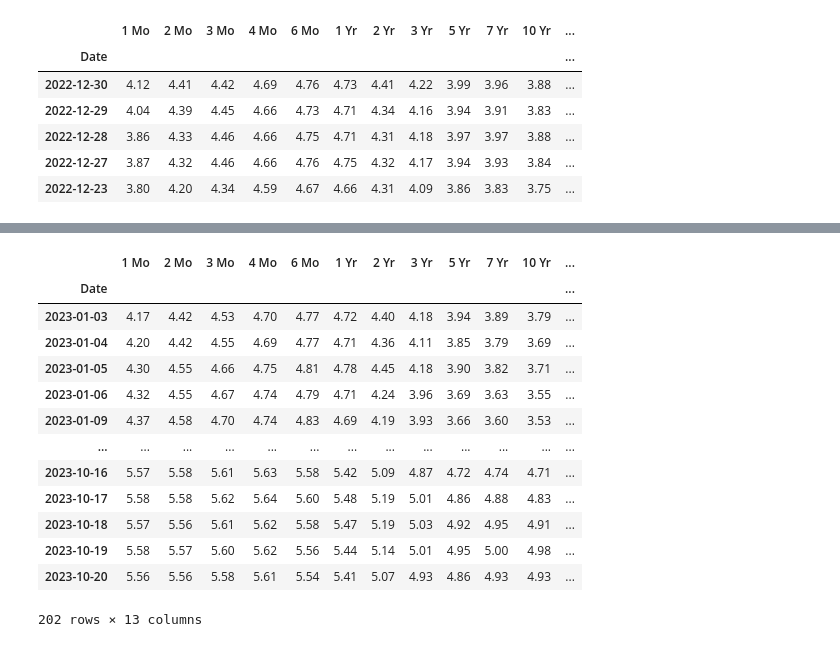
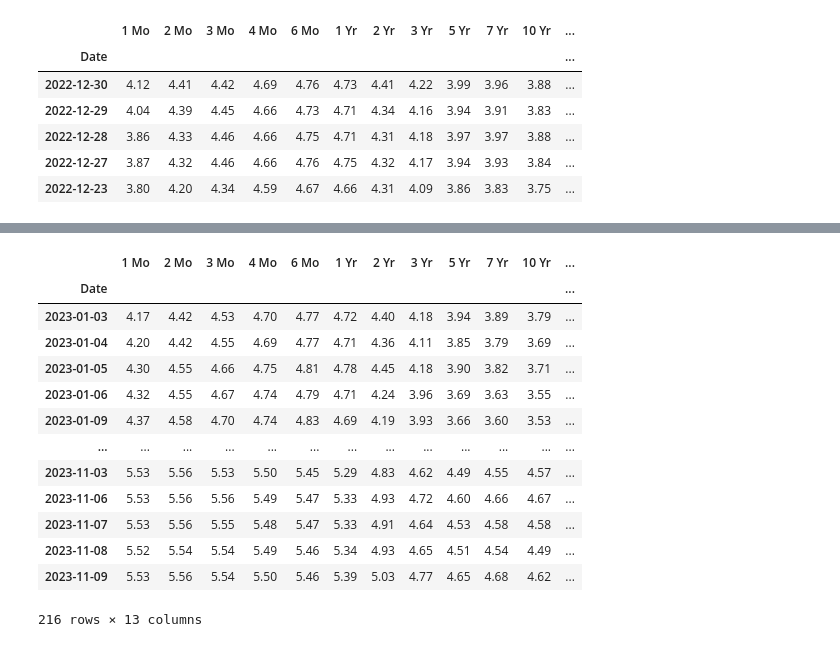
Before and after one commit to RahulG1309/MH4518, a Jupyter notebook: data/data_processing.ipynb, the cells around one changed output, grey strips where cells are left out. Saved outputs shown, nothing was run; the diff lists cells and outputs as text; code cells hidden in the pictures.

```diff
--- a/data/data_processing.ipynb
+++ b/data/data_processing.ipynb
@@ -52 +85,5 @@ assert len(a) == len(b)
+# %%
+# Ensure these are same as above
+start_date = pd.to_datetime('2022-07-19')
+end_date = pd.to_datetime('2023-11-09')
 # %%
@@ -85,5 +121,5 @@ filtered_rate_2022
 # %%
-rate_2023 = pd.read_csv("daily-treasury-rates (1).csv")
+rate_2023 = pd.read_csv("daily-treasury-rates-2023.csv")
 rate_2023["Date"] = pd.to_datetime(rate_2023["Date"])
 rate_2023 = rate_2023.set_index("Date")
 rate_2023.head()
@@ -98,23 +134,22 @@ rate_2023.head()
 # %%
-end_date = pd.to_datetime('2023-10-20')
 filtered_rate_2023 = rate_2023[rate_2023.index <= end_date]
 filtered_rate_2023 = filtered_rate_2023.sort_index()
 filtered_rate_2023
 # %% [output]
 |  | 1 Mo | 2 Mo | 3 Mo | 4 Mo | 6 Mo | 1 Yr | 2 Yr | 3 Yr | 5 Yr | 7 Yr | 10 Yr | ... |
 | Date |  |  |  |  |  |  |  |  |  |  |  | ... |
 | 2023-01-03 | 4.17 | 4.42 | 4.53 | 4.70 | 4.77 | 4.72 | 4.40 | 4.18 | 3.94 | 3.89 | 3.79 | ... |
 | 2023-01-04 | 4.20 | 4.42 | 4.55 | 4.69 | 4.77 | 4.71 | 4.36 | 4.11 | 3.85 | 3.79 | 3.69 | ... |
 | 2023-01-05 | 4.30 | 4.55 | 4.66 | 4.75 | 4.81 | 4.78 | 4.45 | 4.18 | 3.90 | 3.82 | 3.71 | ... |
 | 2023-01-06 | 4.32 | 4.55 | 4.67 | 4.74 | 4.79 | 4.71 | 4.24 | 3.96 | 3.69 | 3.63 | 3.55 | ... |
 | 2023-01-09 | 4.37 | 4.58 | 4.70 | 4.74 | 4.83 | 4.69 | 4.19 | 3.93 | 3.66 | 3.60 | 3.53 | ... |
 | ... | ... | ... | ... | ... | ... | ... | ... | ... | ... | ... | ... | ... |
-| 2023-10-16 | 5.57 | 5.58 | 5.61 | 5.63 | 5.58 | 5.42 | 5.09 | 4.87 | 4.72 | 4.74 | 4.71 | ... |
-| 2023-10-17 | 5.58 | 5.58 | 5.62 | 5.64 | 5.60 | 5.48 | 5.19 | 5.01 | 4.86 | 4.88 | 4.83 | ... |
-| 2023-10-18 | 5.57 | 5.56 | 5.61 | 5.62 | 5.58 | 5.47 | 5.19 | 5.03 | 4.92 | 4.95 | 4.91 | ... |
-| 2023-10-19 | 5.58 | 5.57 | 5.60 | 5.62 | 5.56 | 5.44 | 5.14 | 5.01 | 4.95 | 5.00 | 4.98 | ... |
-| 2023-10-20 | 5.56 | 5.56 | 5.58 | 5.61 | 5.54 | 5.41 | 5.07 | 4.93 | 4.86 | 4.93 | 4.93 | ... |
+| 2023-11-03 | 5.53 | 5.56 | 5.53 | 5.50 | 5.45 | 5.29 | 4.83 | 4.62 | 4.49 | 4.55 | 4.57 | ... |
+| 2023-11-06 | 5.53 | 5.56 | 5.56 | 5.49 | 5.47 | 5.33 | 4.93 | 4.72 | 4.60 | 4.66 | 4.67 | ... |
+| 2023-11-07 | 5.53 | 5.56 | 5.55 | 5.48 | 5.47 | 5.33 | 4.91 | 4.64 | 4.53 | 4.58 | 4.58 | ... |
+| 2023-11-08 | 5.52 | 5.54 | 5.54 | 5.49 | 5.46 | 5.34 | 4.93 | 4.65 | 4.51 | 4.54 | 4.49 | ... |
+| 2023-11-09 | 5.53 | 5.56 | 5.54 | 5.50 | 5.46 | 5.39 | 5.03 | 4.77 | 4.65 | 4.68 | 4.62 | ... |
-202 rows × 13 columns
+216 rows × 13 columns
 # %%
 rate_combined = pd.concat([filtered_rate_2022, filtered_rate_2023])
 rate_combined
```
Also changed, not shown: parts of 22 cells of this notebook, 8 other files.
